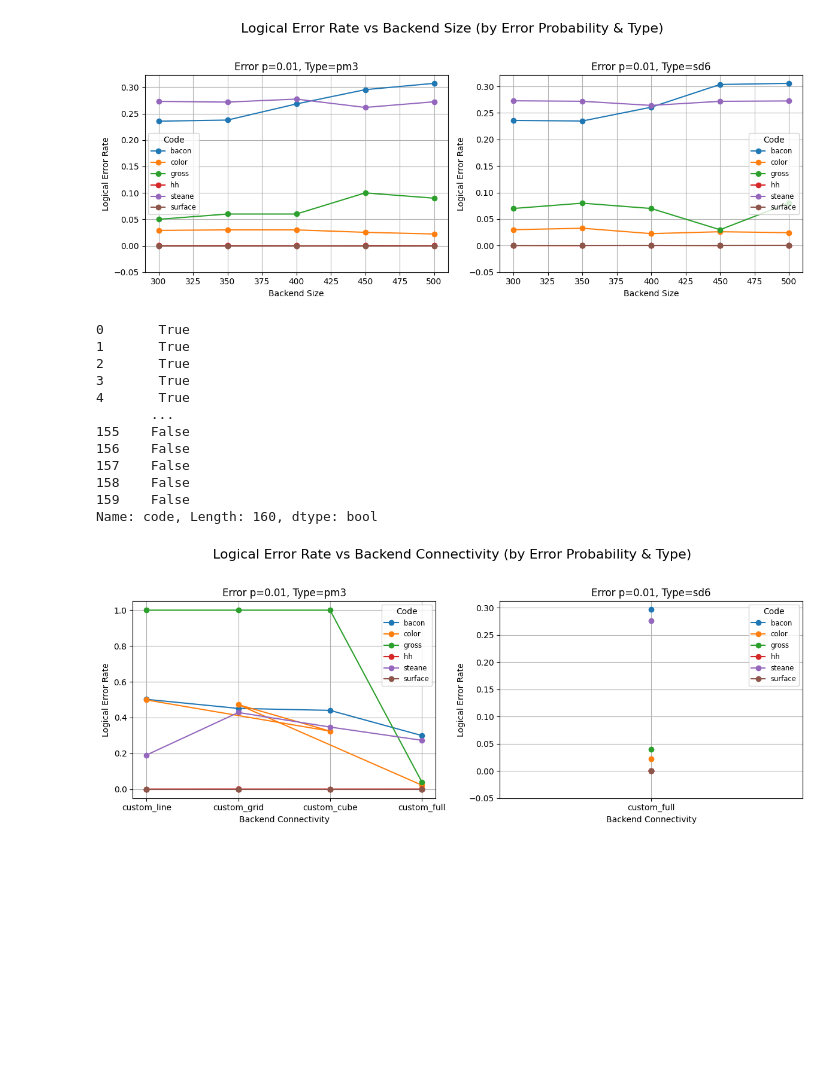
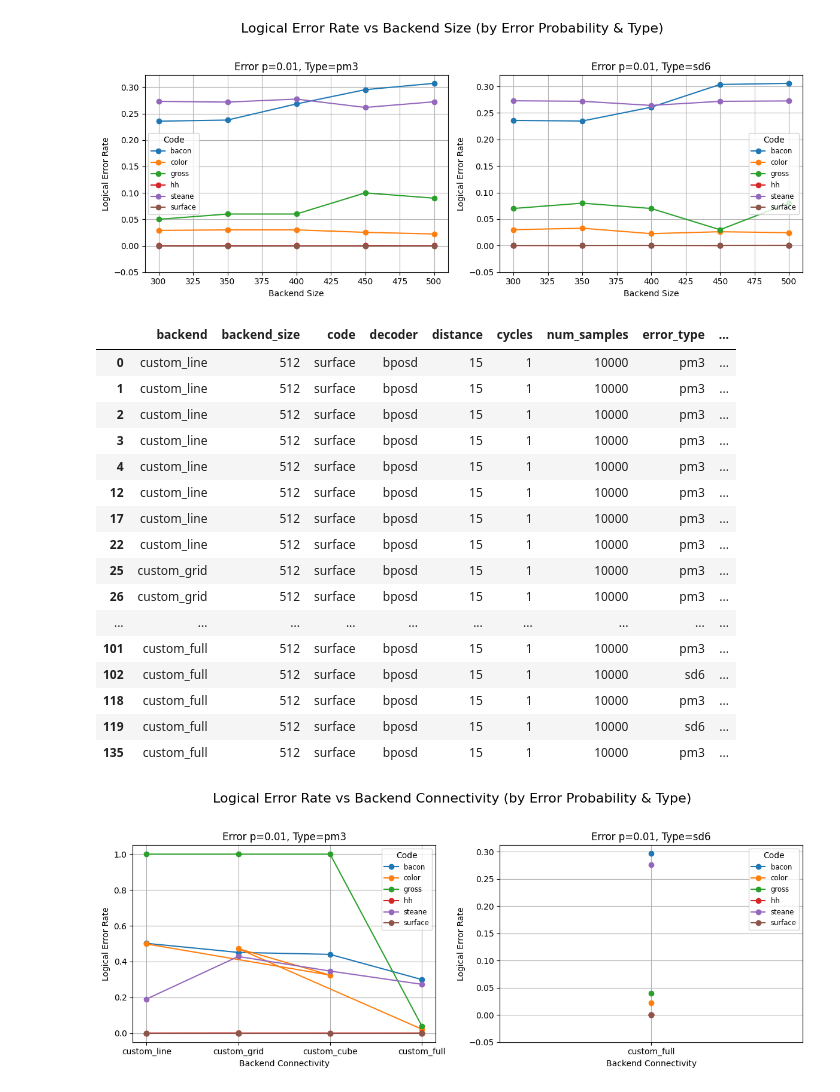
Before and after one commit to aswierkowska/eccentric_bench, a Jupyter notebook: utils/plots.ipynb, the cells around one changed output. Saved outputs shown, nothing was run; the diff lists cells and outputs as text; code cells hidden in the pictures; blank space fills up the shorter version.

```diff
--- a/utils/plots.ipynb
+++ b/utils/plots.ipynb
@@ -54,21 +54,26 @@ plt.savefig("../data/Topology_size/size.png")
 [figure]
 # %%
 df1 = pd.read_csv('../experiment_results/Topology_connectivity/results.csv')
-s = [df1['code'] == "surface"]
+s = df1[df1['code'] == "surface"]
 s
 # %% [output]
-0       True
-1       True
-2       True
-3       True
-4       True
-       ...
-155    False
-156    False
-157    False
-158    False
-159    False
-Name: code, Length: 160, dtype: bool
+|  | backend | backend_size | code | decoder | distance | cycles | num_samples | error_type | ... |
+| 0 | custom_line | 512 | surface | bposd | 15 | 1 | 10000 | pm3 | ... |
+| 1 | custom_line | 512 | surface | bposd | 15 | 1 | 10000 | pm3 | ... |
+| 2 | custom_line | 512 | surface | bposd | 15 | 1 | 10000 | pm3 | ... |
+| 3 | custom_line | 512 | surface | bposd | 15 | 1 | 10000 | pm3 | ... |
+| 4 | custom_line | 512 | surface | bposd | 15 | 1 | 10000 | pm3 | ... |
+| 12 | custom_line | 512 | surface | bposd | 15 | 1 | 10000 | pm3 | ... |
+| 17 | custom_line | 512 | surface | bposd | 15 | 1 | 10000 | pm3 | ... |
+| 22 | custom_line | 512 | surface | bposd | 15 | 1 | 10000 | pm3 | ... |
+| 25 | custom_grid | 512 | surface | bposd | 15 | 1 | 10000 | pm3 | ... |
+| 26 | custom_grid | 512 | surface | bposd | 15 | 1 | 10000 | pm3 | ... |
+| ... | ... | ... | ... | ... | ... | ... | ... | ... | ... |
+| 101 | custom_full | 512 | surface | bposd | 15 | 1 | 10000 | pm3 | ... |
+| 102 | custom_full | 512 | surface | bposd | 15 | 1 | 10000 | sd6 | ... |
+| 118 | custom_full | 512 | surface | bposd | 15 | 1 | 10000 | pm3 | ... |
+| 119 | custom_full | 512 | surface | bposd | 15 | 1 | 10000 | sd6 | ... |
+| 135 | custom_full | 512 | surface | bposd | 15 | 1 | 10000 | pm3 | ... |
 # %%
 # import matplotlib.pyplot as plt
 
```
